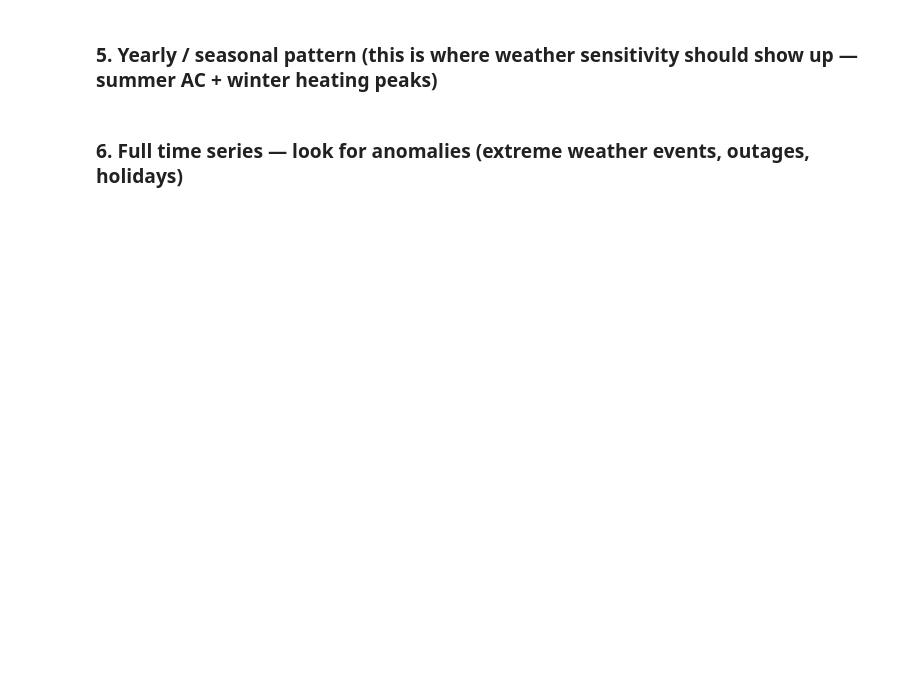
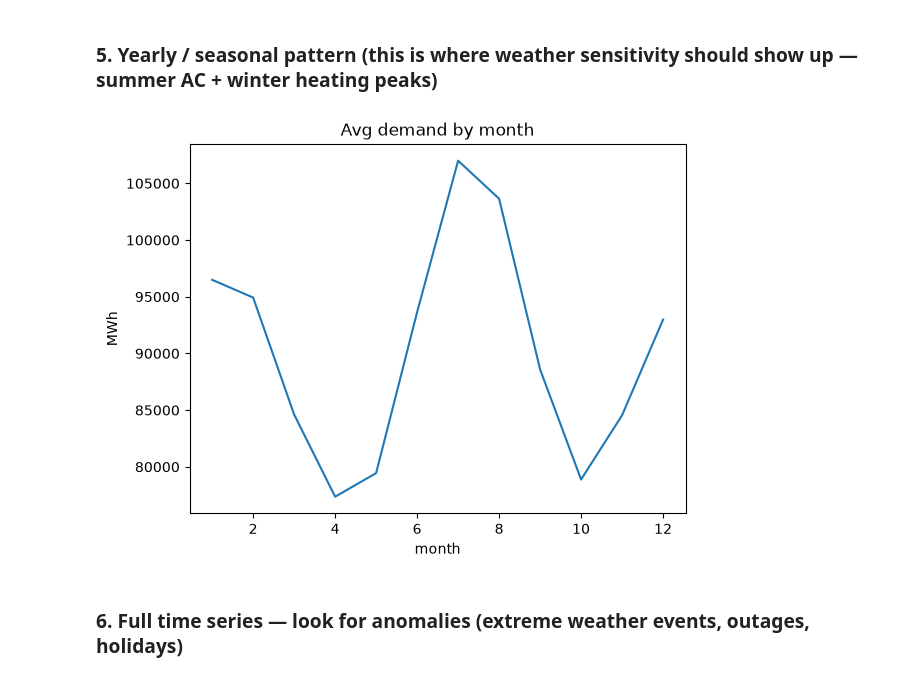
Before and after one commit to benlainson/urban-metrics-forecasting, a Jupyter notebook: notebooks/02_eda_energy.ipynb, the cells around one changed output. Saved outputs shown, nothing was run; the diff lists cells and outputs as text; code cells hidden in the pictures; blank space fills up the shorter version.

```diff
--- a/notebooks/02_eda_energy.ipynb
+++ b/notebooks/02_eda_energy.ipynb
@@ -38,10 +78,12 @@ plt.show()
 # %% [markdown]
 ### 5. Yearly / seasonal pattern (this is where weather sensitivity should show up — summer AC + winter heating peaks)
 # %%
-df["month"] = df["period"].dt.month
-df.groupby("month")["value"].mean().plot(title="Avg demand by month")
+df_clean["month"] = df_clean["period"].dt.month
+df_clean.groupby("month")["value"].mean().plot(title="Avg demand by month")
 plt.ylabel("MWh")
 plt.show()
+# %% [output]
+[figure, added]
 # %% [markdown]
 ### 6. Full time series — look for anomalies (extreme weather events, outages, holidays)
 # %%
```
Also changed, not shown: parts of 9 cells of this notebook.
